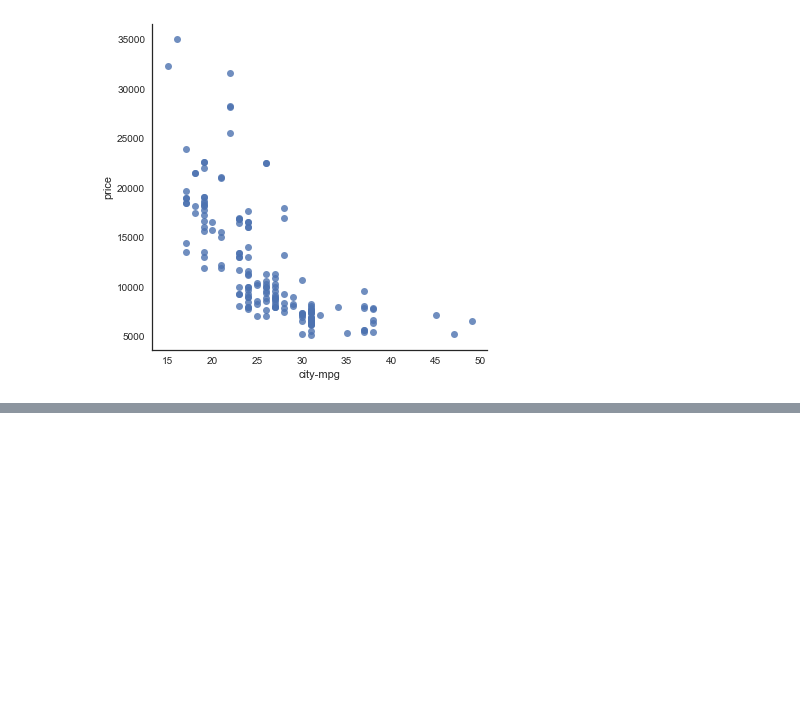
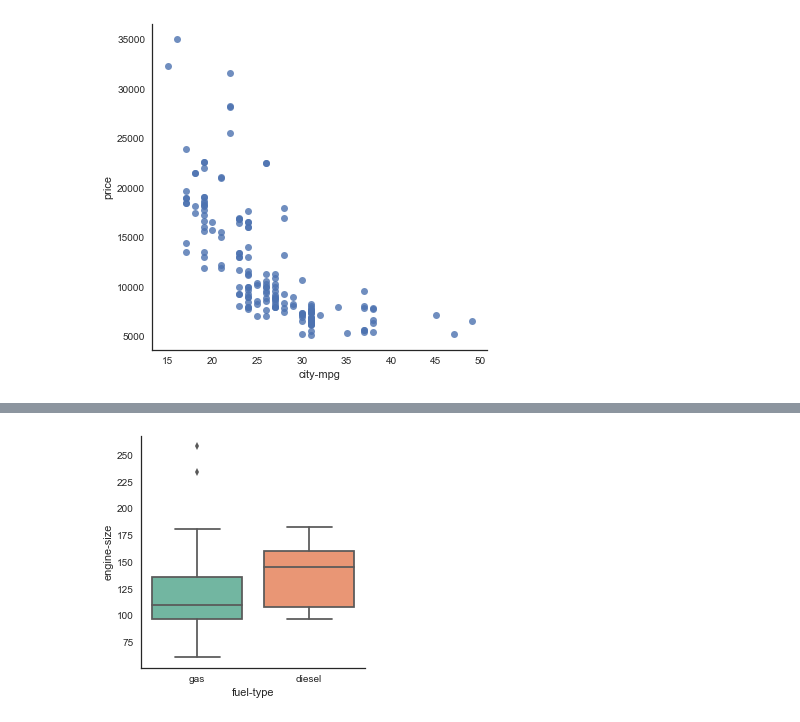
Before and after one commit to krishnamohan-seelam/MachineLearning_obsolete, a Jupyter notebook: Visualize/Visualization_Autos.ipynb, the cells around one changed output, grey strips where cells are left out. Cells and saved outputs as stored; diff of their text form; code cells hidden in the pictures; blank space fills up the shorter version.

```diff
--- a/Visualize/Visualization_Autos.ipynb
+++ b/Visualize/Visualization_Autos.ipynb
@@ -131,0 +161,10 @@ plt.show()
+# %%
+fig = plt.figure(figsize=(4,4))
+ax = sns.boxplot(x="fuel-type", y='engine-size', data=autos_dataset, palette="Set2")
+ax.set_xticklabels(ax.get_xticklabels())
+plt.gca().spines['top'].set_visible(False)
+plt.gca().spines['right'].set_visible(False)
+plt.tight_layout()
+plt.show()
+# %% [output]
+[figure, added]
```
Also changed, not shown: parts of 19 cells of this notebook, 1 other file.
